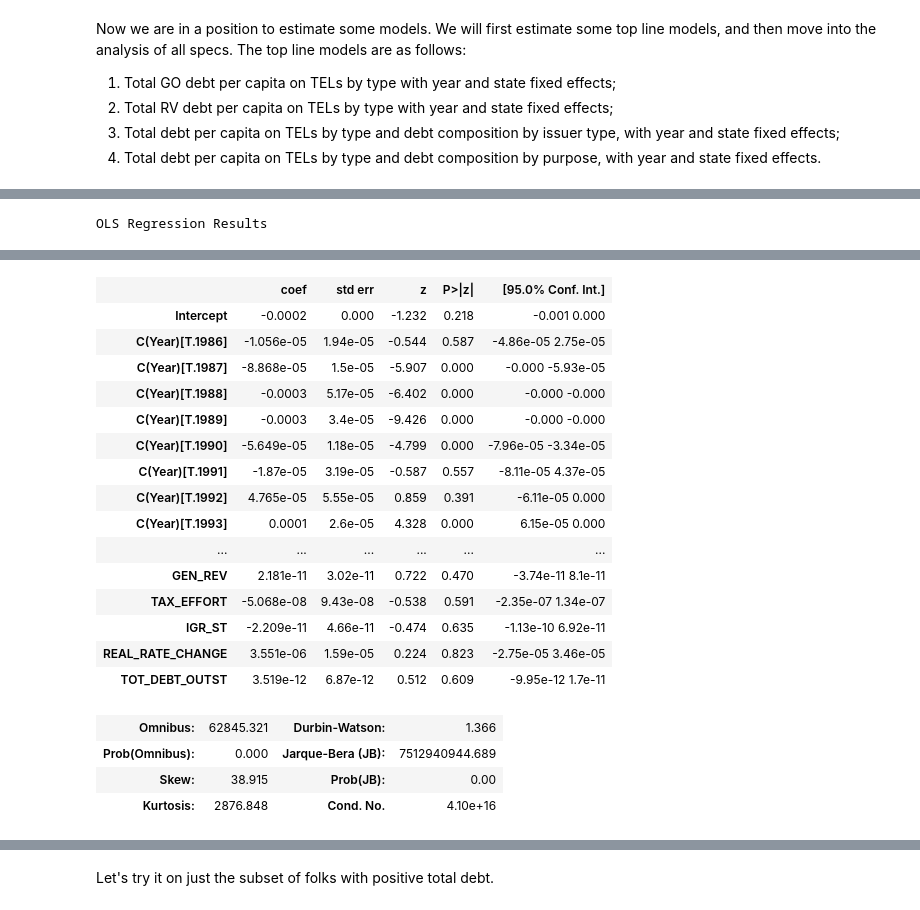
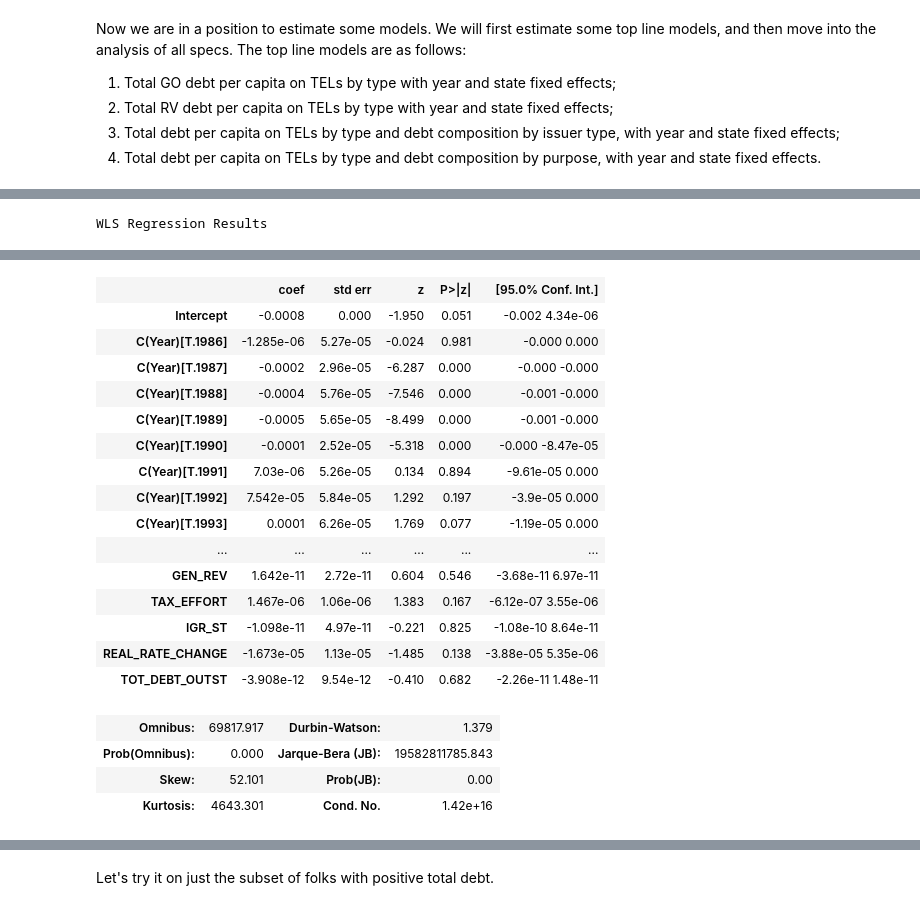
Before and after one commit to choct155/TELs_debt, a Jupyter notebook: code/Debt_on_TEL.ipynb, the cells around one changed output, grey strips where cells are left out. Cells and saved outputs as stored; diff of their text form; code cells hidden in the pictures.

```diff
--- a/code/Debt_on_TEL.ipynb
+++ b/code/Debt_on_TEL.ipynb
@@ -777,8 +779,10 @@ for dp in debt_var_pairs:
     data_d[dp[0]+'_PROP']=np.where((data_d[dp[0]]+data_d[dp[1]])>0,
                                     data_d[dp[0]]/(data_d[dp[0]]+data_d[dp[1]]),
                                     0)
+    data_d[dp[0]+'_PROP_LN']=data_d[dp[0]+'_PROP'].apply(lambda x: np.log(x+1))
     #...and capture the variable name
-    prop_debt_vars.append(dp[0]+'_PROP')
+#     prop_debt_vars.append(dp[0]+'_PROP')
+    prop_debt_vars.append(dp[0]+'_PROP_LN')
 
 print prop_debt_vars
 # %% [output]
@@ -799,8 +803,10 @@ rd_debt_vars=[]
 for var in debt_vars:
     #...generate revenue deflated versions...
     data_d[var+'_RD']=data_d[var]/data_d['GEN_REV']
+    data_d[var+'_RD_LN']=data_d[var+'_RD'].apply(lambda x: np.log(x+1))
     #...and store the variable name
-    rd_debt_vars.append(var+'_RD')
+#     rd_debt_vars.append(var+'_RD')
+    rd_debt_vars.append(var+'_RD_LN')
 
 print rd_debt_vars
 # %% [output]
@@ -828,6 +834,7 @@ data_d['TOT_DEBT']=data_d['GO']+data_d['RV']
 
 #Calculate total debt per capita
 data_d['TOT_DEBT_PC']=data_d['TOT_DEBT']/data_d['RESPOP']
+data_d['TOT_DEBT_PC_LN']=data_d['TOT_DEBT_PC'].apply(lambda x: np.log(x+1))
 
 #Create container for total debt variables
 tot_debt_vars=['TOT_DEBT']
@@ -939,10 +967,14 @@ def spec_dict_build(var_list):
             #...once tmp_spec_dict is full, throw it in tmp_reg_dict...
             tmp_reg_dict.update({rd:tmp_spec_dict})
         #...and once tmp_reg_dict is full, throw it in out_dict
-        if dep[3:-3]=='':
+#         if dep[3:-3]=='':
+#             out_dict.update({'Total':tmp_reg_dict})
+#         else:
+#             out_dict.update({dep[3:-3]:tmp_reg_dict})
+        if dep[3:-6]=='':
             out_dict.update({'Total':tmp_reg_dict})
         else:
-            out_dict.update({dep[3:-3]:tmp_reg_dict})
+            out_dict.update({dep[3:-6]:tmp_reg_dict})
     return out_dict
 
 ## CAPTURE DICTIONARY FOR PER CAPITA GO SPECS ##
@@ -1020,19 +1159,32 @@ topline_specs={'GO':spec_dict['PC_GO']['Total']['TYPE']['BOTH'],
 #Estimate each model
 # topline_mods={'GO':smf.ols(formula=topline_specs['GO'],data=data_d).fit(cov_type='cluster',
 #                                                                        cov_kwds={'groups':data_d['BEA_INT']})}
-topline_mods={'GO':smf.ols(formula=topline_specs['GO'],data=data_d).\
+# topline_mods={'GO':smf.ols(formula=topline_specs['GO'],data=data_d).\
+#                       fit(cov_type='cluster',cov_kwds={'groups':data_d['BEA_INT']}),
+#               'RV':smf.ols(formula=topline_specs['RV'],data=data_d).\
+#                       fit(cov_type='cluster',cov_kwds={'groups':data_d['BEA_INT']}),
+#               'ISSUER':smf.ols(formula=topline_specs['ISSUER'],data=data_d).\
+#                       fit(cov_type='cluster',cov_kwds={'groups':data_d['BEA_INT']}),
+#               'PURPOSE':smf.ols(formula=topline_specs['PURPOSE'],data=data_d).\
+#                       fit(cov_type='cluster',cov_kwds={'groups':data_d['BEA_INT']}),
+#               'RD_GO':smf.ols(formula=topline_specs['RD_GO'],data=data_d).\
+#                       fit(cov_type='cluster',cov_kwds={'groups':data_d['BEA_INT']}),
+#               'RD_RV':smf.ols(formula=topline_specs['RD_RV'],data=data_d).\
+#                       fit(cov_type='cluster',cov_kwds={'groups':data_d['BEA_INT']})}
+
+topline_mods={'GO':smf.wls(formula=topline_specs['GO'],data=data_d,weights=data_d['DENSITY']).\
                       fit(cov_type='cluster',cov_kwds={'groups':data_d['BEA_INT']}),
-              'RV':smf.ols(formula=topline_specs['RV'],data=data_d).\
+              'RV':smf.wls(formula=topline_specs['RV'],data=data_d,weights=data_d['DENSITY']).\
                       fit(cov_type='cluster',cov_kwds={'groups':data_d['BEA_INT']}),
-              'ISSUER':smf.ols(formula=topline_specs['ISSUER'],data=data_d).\
+              'ISSUER':smf.wls(formula=topline_specs['ISSUER'],data=data_d,weights=data_d['DENSITY']).\
                       fit(cov_type='cluster',cov_kwds={'groups':data_d['BEA_INT']}),
-              'PURPOSE':smf.ols(formula=topline_specs['PURPOSE'],data=data_d).\
+              'PURPOSE':smf.wls(formula=topline_specs['PURPOSE'],data=data_d,weights=data_d['DENSITY']).\
                       fit(cov_type='cluster',cov_kwds={'groups':data_d['BEA_INT']}),
-              'RD_GO':smf.ols(formula=topline_specs['RD_GO'],data=data_d).\
+              'RD_GO':smf.wls(formula=topline_specs['RD_GO'],data=data_d,weights=data_d['DENSITY']).\
                       fit(cov_type='cluster',cov_kwds={'groups':data_d['BEA_INT']}),
-              'RD_RV':smf.ols(formula=topline_specs['RD_RV'],data=data_d).\
+              'RD_RV':smf.wls(formula=topline_specs['RD_RV'],data=data_d,weights=data_d['DENSITY']).\
                       fit(cov_type='cluster',cov_kwds={'groups':data_d['BEA_INT']})}
 
 topline_mods['GO'].summary()
 # %% [output]
-OLS Regression Results
+WLS Regression Results
@@ -1047,24 +1199,24 @@ OLS Regression Results
 | Covariance Type: | cluster |  |  |
 |  | coef | std err | z | P>|z| | [95.0% Conf. Int.] |
-| Intercept | -0.0002 | 0.000 | -1.232 | 0.218 | -0.001 0.000 |
-| C(Year)[T.1986] | -1.056e-05 | 1.94e-05 | -0.544 | 0.587 | -4.86e-05 2.75e-05 |
-| C(Year)[T.1987] | -8.868e-05 | 1.5e-05 | -5.907 | 0.000 | -0.000 -5.93e-05 |
-| C(Year)[T.1988] | -0.0003 | 5.17e-05 | -6.402 | 0.000 | -0.000 -0.000 |
-| C(Year)[T.1989] | -0.0003 | 3.4e-05 | -9.426 | 0.000 | -0.000 -0.000 |
-| C(Year)[T.1990] | -5.649e-05 | 1.18e-05 | -4.799 | 0.000 | -7.96e-05 -3.34e-05 |
-| C(Year)[T.1991] | -1.87e-05 | 3.19e-05 | -0.587 | 0.557 | -8.11e-05 4.37e-05 |
-| C(Year)[T.1992] | 4.765e-05 | 5.55e-05 | 0.859 | 0.391 | -6.11e-05 0.000 |
-| C(Year)[T.1993] | 0.0001 | 2.6e-05 | 4.328 | 0.000 | 6.15e-05 0.000 |
+| Intercept | -0.0008 | 0.000 | -1.950 | 0.051 | -0.002 4.34e-06 |
+| C(Year)[T.1986] | -1.285e-06 | 5.27e-05 | -0.024 | 0.981 | -0.000 0.000 |
+| C(Year)[T.1987] | -0.0002 | 2.96e-05 | -6.287 | 0.000 | -0.000 -0.000 |
+| C(Year)[T.1988] | -0.0004 | 5.76e-05 | -7.546 | 0.000 | -0.001 -0.000 |
+| C(Year)[T.1989] | -0.0005 | 5.65e-05 | -8.499 | 0.000 | -0.001 -0.000 |
+| C(Year)[T.1990] | -0.0001 | 2.52e-05 | -5.318 | 0.000 | -0.000 -8.47e-05 |
+| C(Year)[T.1991] | 7.03e-06 | 5.26e-05 | 0.134 | 0.894 | -9.61e-05 0.000 |
+| C(Year)[T.1992] | 7.542e-05 | 5.84e-05 | 1.292 | 0.197 | -3.9e-05 0.000 |
+| C(Year)[T.1993] | 0.0001 | 6.26e-05 | 1.769 | 0.077 | -1.19e-05 0.000 |
 | ... | ... | ... | ... | ... | ... |
-| GEN_REV | 2.181e-11 | 3.02e-11 | 0.722 | 0.470 | -3.74e-11 8.1e-11 |
-| TAX_EFFORT | -5.068e-08 | 9.43e-08 | -0.538 | 0.591 | -2.35e-07 1.34e-07 |
-| IGR_ST | -2.209e-11 | 4.66e-11 | -0.474 | 0.635 | -1.13e-10 6.92e-11 |
-| REAL_RATE_CHANGE | 3.551e-06 | 1.59e-05 | 0.224 | 0.823 | -2.75e-05 3.46e-05 |
-| TOT_DEBT_OUTST | 3.519e-12 | 6.87e-12 | 0.512 | 0.609 | -9.95e-12 1.7e-11 |
+| GEN_REV | 1.642e-11 | 2.72e-11 | 0.604 | 0.546 | -3.68e-11 6.97e-11 |
+| TAX_EFFORT | 1.467e-06 | 1.06e-06 | 1.383 | 0.167 | -6.12e-07 3.55e-06 |
+| IGR_ST | -1.098e-11 | 4.97e-11 | -0.221 | 0.825 | -1.08e-10 8.64e-11 |
+| REAL_RATE_CHANGE | -1.673e-05 | 1.13e-05 | -1.485 | 0.138 | -3.88e-05 5.35e-06 |
+| TOT_DEBT_OUTST | -3.908e-12 | 9.54e-12 | -0.410 | 0.682 | -2.26e-11 1.48e-11 |
-| Omnibus: | 62845.321 | Durbin-Watson: | 1.366 |
-| Prob(Omnibus): | 0.000 | Jarque-Bera (JB): | 7512940944.689 |
-| Skew: | 38.915 | Prob(JB): | 0.00 |
-| Kurtosis: | 2876.848 | Cond. No. | 4.10e+16 |
+| Omnibus: | 69817.917 | Durbin-Watson: | 1.379 |
+| Prob(Omnibus): | 0.000 | Jarque-Bera (JB): | 19582811785.843 |
+| Skew: | 52.101 | Prob(JB): | 0.00 |
+| Kurtosis: | 4643.301 | Cond. No. | 1.42e+16 |
 # %%
 topline_mods['RV'].summary()
 # %% [output]
```
Also changed, not shown: parts of 43 cells of this notebook, 9 other files.
